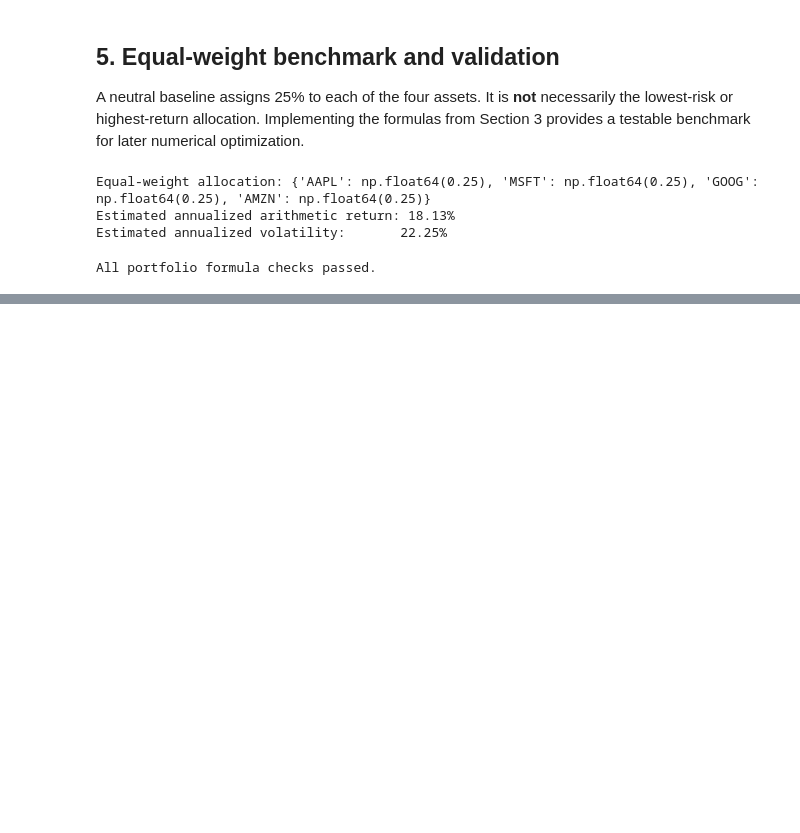
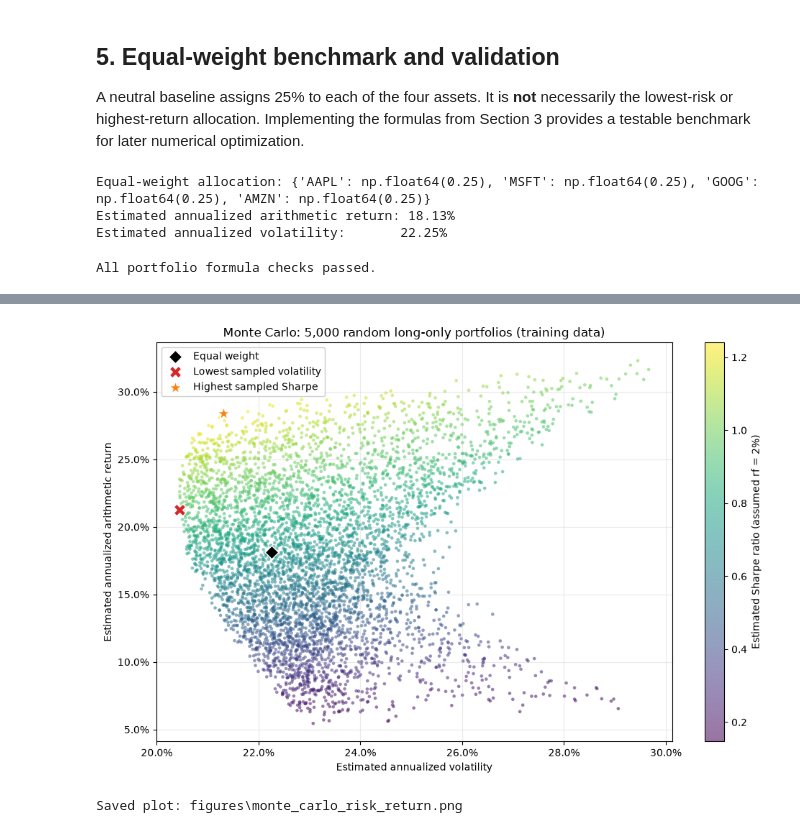
Before and after one commit to nikolaymihalev/modern-portfolio-theory, a Jupyter notebook: portfolio_optimization.ipynb, the cells around one changed output, grey strips where cells are left out. Saved outputs shown, nothing was run; the diff lists cells and outputs as text; code cells hidden in the pictures; blank space fills up the shorter version.

Commit message:
Implement Monte carlo simulation

```diff
--- a/portfolio_optimization.ipynb
+++ b/portfolio_optimization.ipynb
@@ -221,0 +331,42 @@ All portfolio formula checks passed.
+# %%
+from matplotlib.ticker import PercentFormatter
+
+fig, ax = plt.subplots(figsize=(10, 6.5))
+scatter = ax.scatter(
+    simulated_volatilities, simulated_returns,
+    c=simulated_sharpe, cmap="viridis", s=11, alpha=0.55,
+    linewidths=0, rasterized=True
+)
+
+markers = [
+    ("Equal weight", "D", "black", 90),
+    ("Lowest sampled volatility", "X", "tab:red", 145),
+    ("Highest sampled Sharpe", "*", "tab:orange", 180),
+]
+for label, marker, color, size in markers:
+    point = comparison.loc[label]
+    ax.scatter(
+        point["Volatility"], point["Expected return"],
+        marker=marker, s=size, facecolor=color, edgecolor="white",
+        linewidth=1.0, label=label, zorder=5
+    )
+
+ax.set_title("Monte Carlo: 5,000 random long-only portfolios (training data)")
+ax.set_xlabel("Estimated annualized volatility")
+ax.set_ylabel("Estimated annualized arithmetic return")
+ax.xaxis.set_major_formatter(PercentFormatter(1.0))
+ax.yaxis.set_major_formatter(PercentFormatter(1.0))
+ax.legend(loc="best", framealpha=0.95)
+fig.colorbar(scatter, ax=ax, label="Estimated Sharpe ratio (assumed rf = 2%)")
+fig.tight_layout()
+
+# A local figure is convenient for including in README or a report.
+from pathlib import Path
+figure_path = Path("figures/monte_carlo_risk_return.png")
+figure_path.parent.mkdir(exist_ok=True)
+fig.savefig(figure_path, dpi=160, bbox_inches="tight")
+plt.show()
+print(f"Saved plot: {figure_path}")
+# %% [output]
+[figure, added]
+Saved plot: figures\monte_carlo_risk_return.png
```
Also changed, not shown: parts of 11 cells of this notebook, 1 other file.
